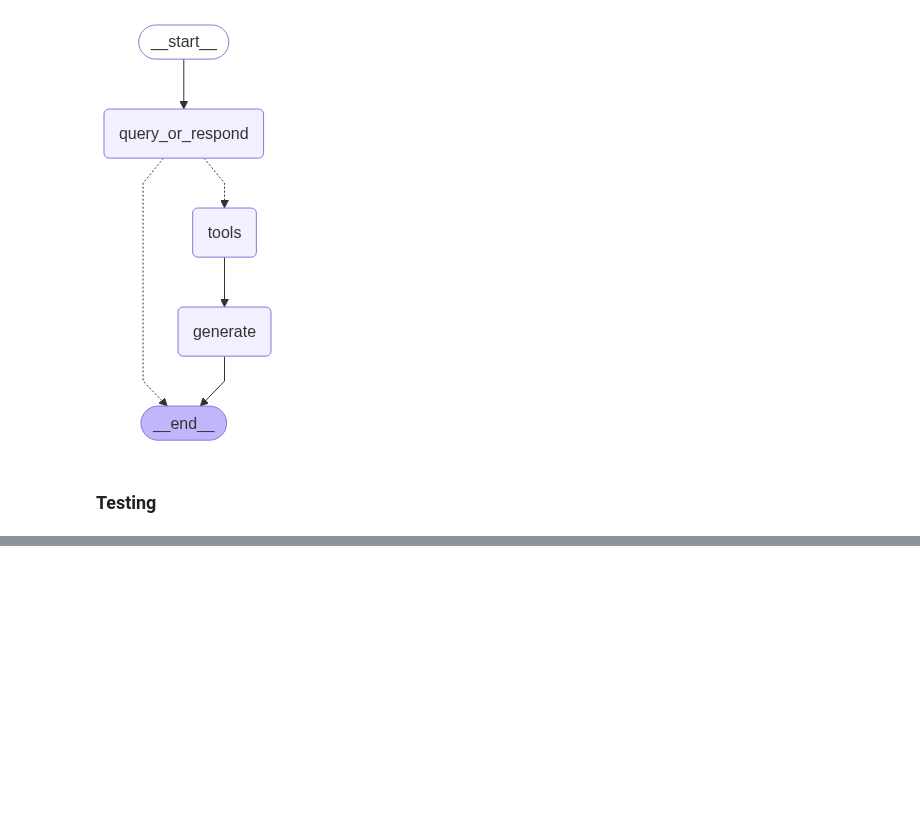
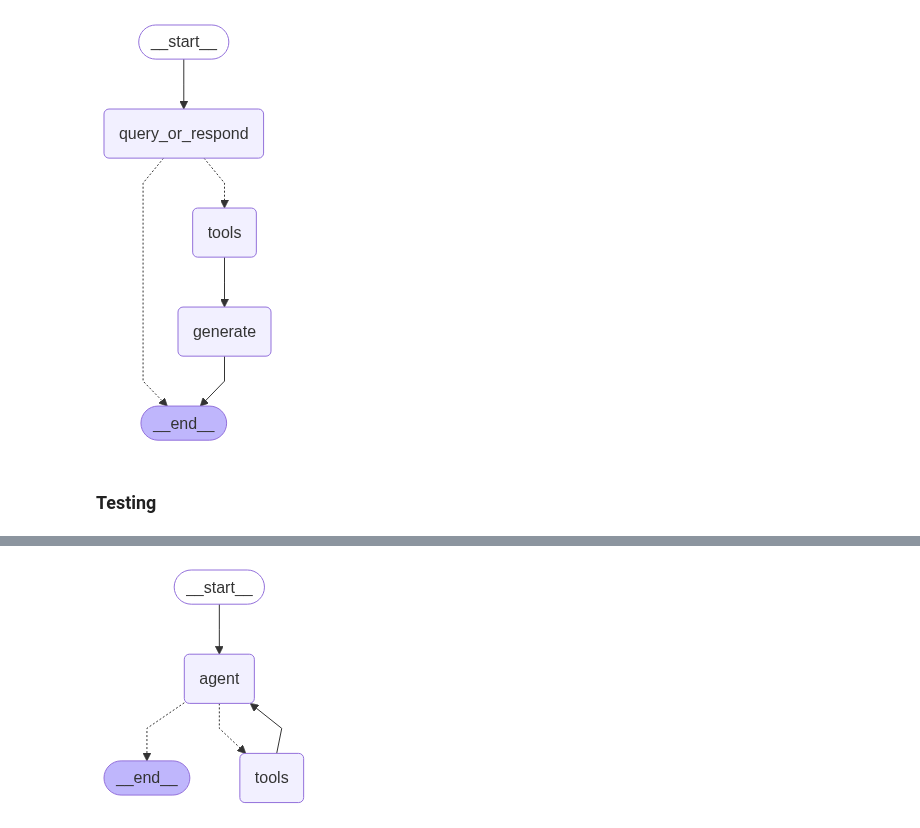
Before and after one commit to CarlosIvan9/boardgames-assistant, a Jupyter notebook: notebooks/langchain-tutorials-rag-with-tools.ipynb, the cells around one changed output, grey strips where cells are left out. Cells and saved outputs as stored; diff of their text form; code cells hidden in the pictures; blank space fills up the shorter version.

Commit message:
RAG following tutorials done :) now i will add the rest of the documents :)

```diff
--- a/notebooks/langchain-tutorials-rag-with-tools.ipynb
+++ b/notebooks/langchain-tutorials-rag-with-tools.ipynb
@@ -433,0 +337,16 @@ app = workflow.compile(checkpointer=memory)
+# %%
+from langgraph.prebuilt import create_react_agent
+
+agent_executor = create_react_agent(model, [retrieve], checkpointer=memory)
+# %%
+display(Image(agent_executor.get_graph().draw_mermaid_png()))
+# Wow. Impressive. Here we have not even said that the agent must summarize the outputs of the tools. Mmmm. We still need to add those details like
+# 5 sentence maximum. Where do we do that?
+#
+# #The key difference from our earlier implementation is that instead of a final generation step that ends the run, here the tool invocation loops back
+# to the original LLM call.
+# I see. So that means that the rules about the max 5 sentences should be given by the human in the question.
+
+#The agent will break out the question and access the tools as many times as needed! :D
+# %% [output]
+[figure, added]
```
Also changed, not shown: parts of 29 cells of this notebook.
